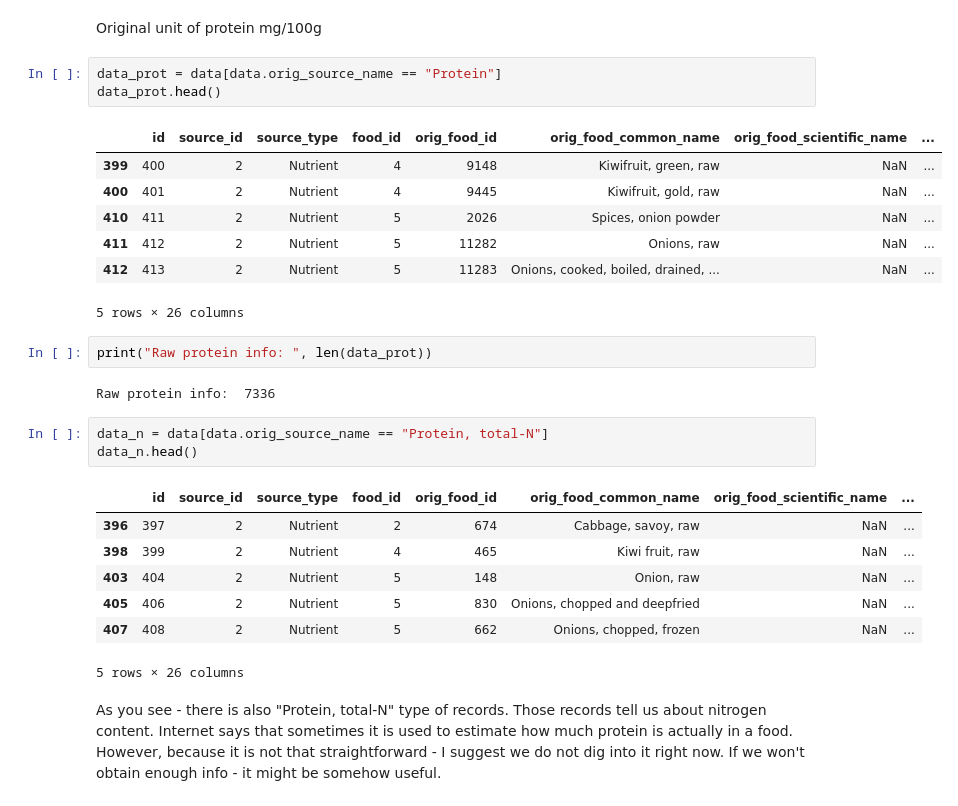
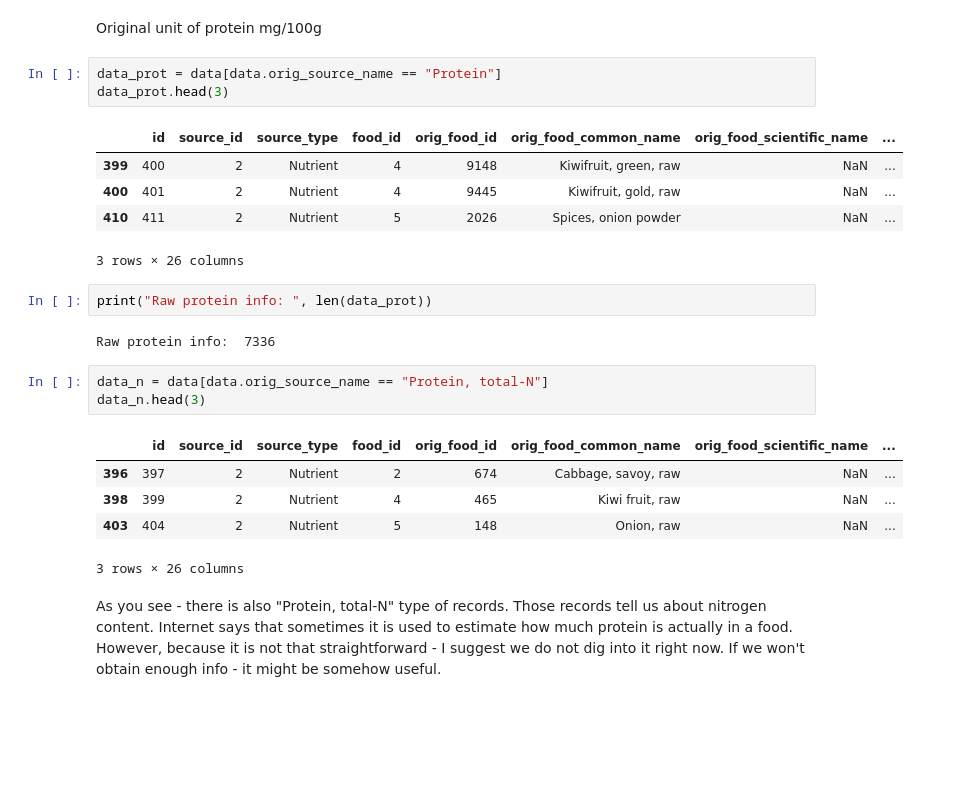
Before and after one commit to radswn/sir-protein, a Jupyter notebook: notebooks/foodb-exp.ipynb, the cells around one changed output. Cells and saved outputs as stored; diff of their text form; blank space fills up the shorter version.

```diff
--- a/notebooks/foodb-exp.ipynb
+++ b/notebooks/foodb-exp.ipynb
@@ -6,30 +6,26 @@ data = pd.read_csv("../data/foodb/Content.csv")
 Original unit of protein mg/100g
 # %%
 data_prot = data[data.orig_source_name == "Protein"]
-data_prot.head()
+data_prot.head(3)
 # %% [output]
 |  | id | source_id | source_type | food_id | orig_food_id | orig_food_common_name | orig_food_scientific_name | ... |
 | 399 | 400 | 2 | Nutrient | 4 | 9148 | Kiwifruit, green, raw | NaN | ... |
 | 400 | 401 | 2 | Nutrient | 4 | 9445 | Kiwifruit, gold, raw | NaN | ... |
 | 410 | 411 | 2 | Nutrient | 5 | 2026 | Spices, onion powder | NaN | ... |
-| 411 | 412 | 2 | Nutrient | 5 | 11282 | Onions, raw | NaN | ... |
-| 412 | 413 | 2 | Nutrient | 5 | 11283 | Onions, cooked, boiled, drained, ... | NaN | ... |
-5 rows × 26 columns
+3 rows × 26 columns
 # %%
 print("Raw protein info: ", len(data_prot))
 # %% [output]
 Raw protein info:  7336
 # %%
 data_n = data[data.orig_source_name == "Protein, total-N"]
-data_n.head()
+data_n.head(3)
 # %% [output]
 |  | id | source_id | source_type | food_id | orig_food_id | orig_food_common_name | orig_food_scientific_name | ... |
 | 396 | 397 | 2 | Nutrient | 2 | 674 | Cabbage, savoy, raw | NaN | ... |
 | 398 | 399 | 2 | Nutrient | 4 | 465 | Kiwi fruit, raw | NaN | ... |
 | 403 | 404 | 2 | Nutrient | 5 | 148 | Onion, raw | NaN | ... |
-| 405 | 406 | 2 | Nutrient | 5 | 830 | Onions, chopped and deepfried | NaN | ... |
-| 407 | 408 | 2 | Nutrient | 5 | 662 | Onions, chopped, frozen | NaN | ... |
-5 rows × 26 columns
+3 rows × 26 columns
 # %% [markdown]
 As you see - there is also "Protein, total-N" type of records. Those records tell us about nitrogen content. Internet says that sometimes it is used to estimate how much protein is actually in a food. However, because it is not that straightforward - I suggest we do not dig into it right now. If we won't obtain enough info - it might be somehow useful.
 # %% [markdown]
```
Also changed, not shown: parts of 21 cells of this notebook.
